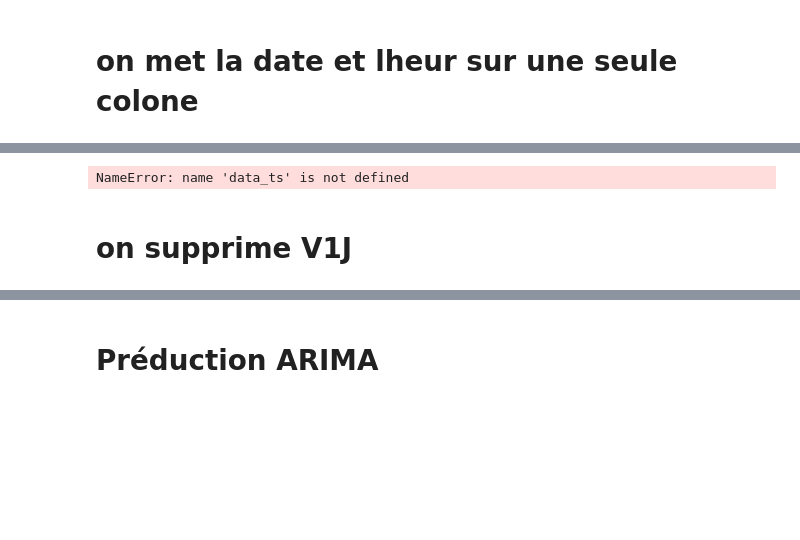
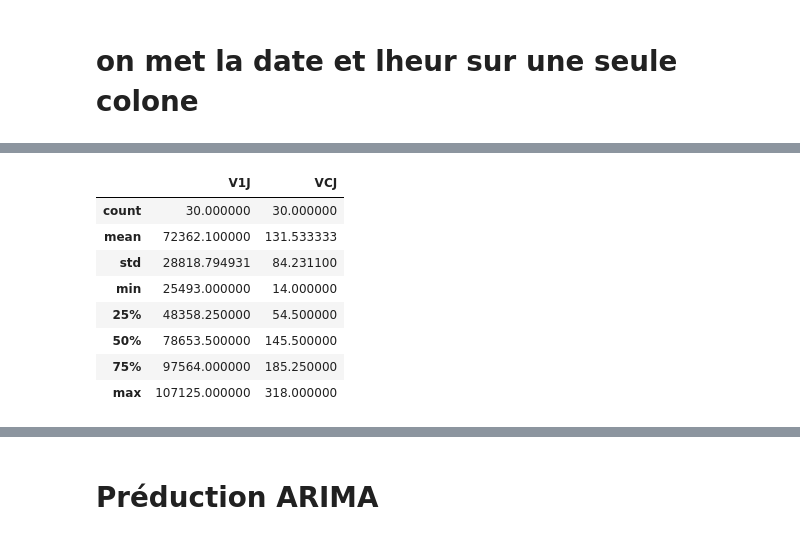
Before and after one commit to sidysow/challenge_2021, a Jupyter notebook: Prdict.ipynb, the cells around one changed output, grey strips where cells are left out. Cells and saved outputs as stored; diff of their text form; code cells hidden in the pictures; blank space fills up the shorter version.

```diff
--- a/Prdict.ipynb
+++ b/Prdict.ipynb
@@ -34,8 +68,15 @@ KeyError: 'DateTime'
 # %%
 data_ts.columns = ['V1J','VCJ']
+data_ts.describe()
 # %% [output]
-NameError: name 'data_ts' is not defined
+|  | V1J | VCJ |
+| count | 30.000000 | 30.000000 |
+| mean | 72362.100000 | 131.533333 |
+| std | 28818.794931 | 84.231100 |
+| min | 25493.000000 | 14.000000 |
+| 25% | 48358.250000 | 54.500000 |
+| 50% | 78653.500000 | 145.500000 |
+| 75% | 97564.000000 | 185.250000 |
+| max | 107125.000000 | 318.000000 |
-# %% [markdown]
-# on supprime V1J
 # %%
 del data_ts['V1J']
```
Also changed, not shown: parts of 13 cells of this notebook, 2 other files.
